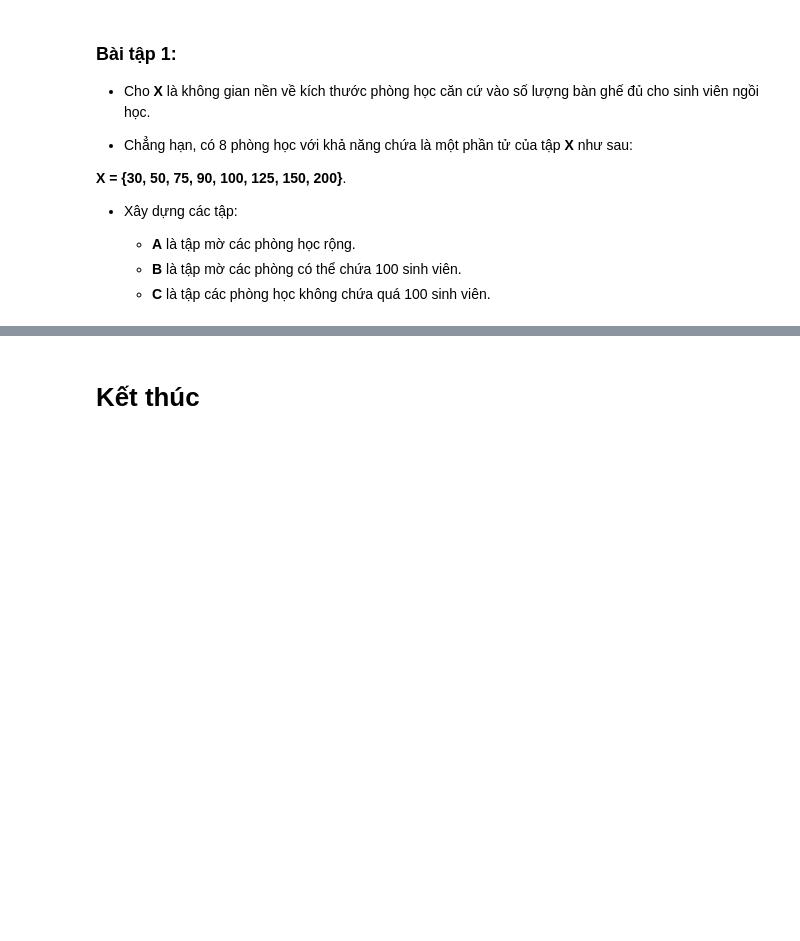
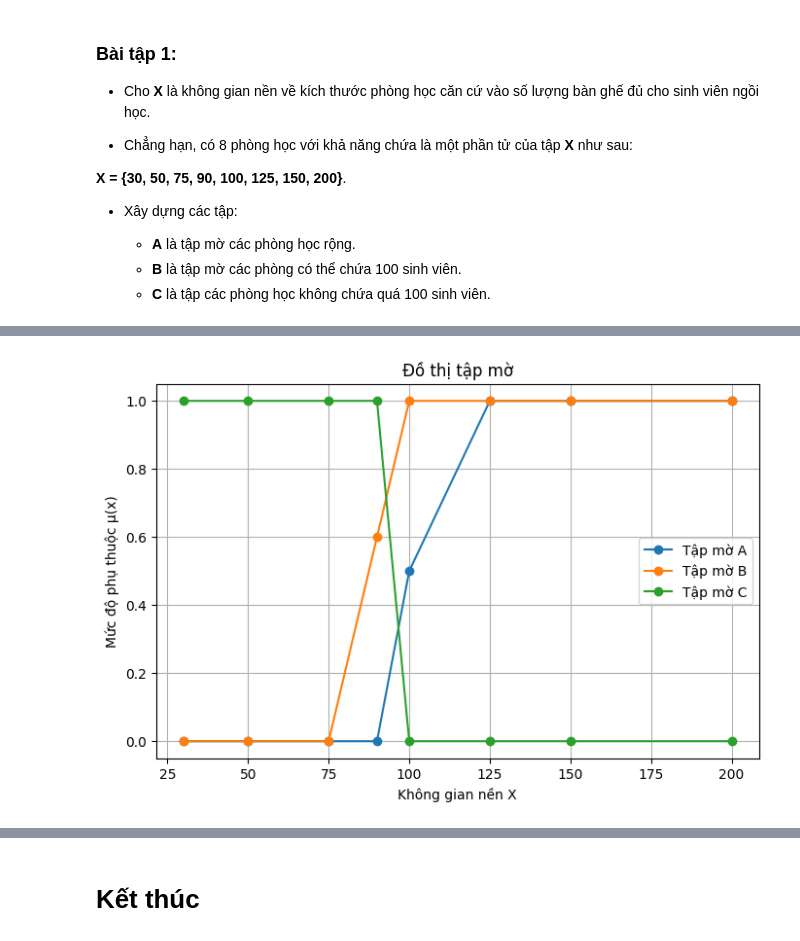
Before and after one commit to thanhthaolearnen-beep/DHSG_fuzzy, a Jupyter notebook: C1.3. BaiTap1.ipynb, the cells around one changed output, grey strips where cells are left out. Cells and saved outputs as stored; diff of their text form; code cells hidden in the pictures; blank space fills up the shorter version.

```diff
--- a/C1.3. BaiTap1.ipynb
+++ b/C1.3. BaiTap1.ipynb
@@ -196,0 +27,26 @@ $$
+# %%
+import numpy as np
+import matplotlib.pyplot as plt
+
+# Không gian nền
+X = np.array([30, 50, 75, 90, 100, 125, 150, 200])
+
+# Hàm thuộc
+mu_A = np.array([0,0,0,0,0.5,1,1,1])
+mu_B = np.array([0,0,0,0.6,1,1,1,1])
+mu_C = np.array([1,1,1,1,0,0,0,0])
+
+# Vẽ đồ thị
+plt.figure(figsize=(8,5))
+plt.plot(X, mu_A, marker='o', label='Tập mờ A')
+plt.plot(X, mu_B, marker='o', label='Tập mờ B')
+plt.plot(X, mu_C, marker='o', label='Tập mờ C')
+plt.title("Đồ thị tập mờ")
+plt.xlabel("Không gian nền X")
+plt.ylabel("Mức độ phụ thuộc μ(x)")
+plt.ylim(-0.05,1.05)
+plt.legend()
+plt.grid(True)
+plt.show()
+# %% [output]
+[figure, added]
```
Also changed, not shown: parts of 9 cells of this notebook, 1 other file.
